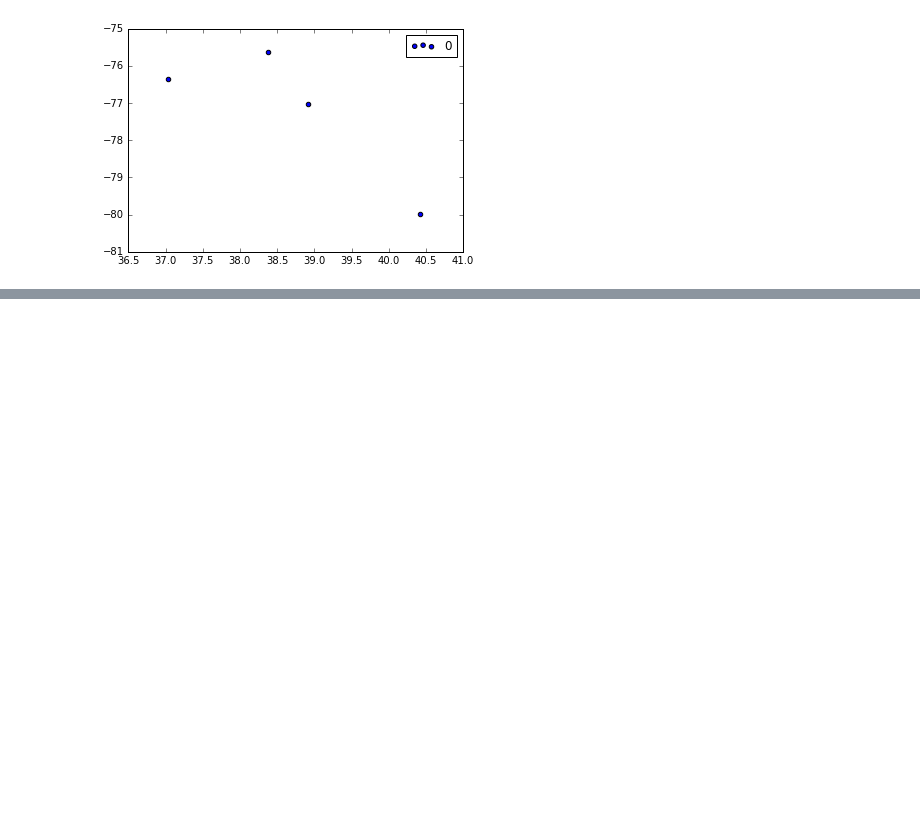
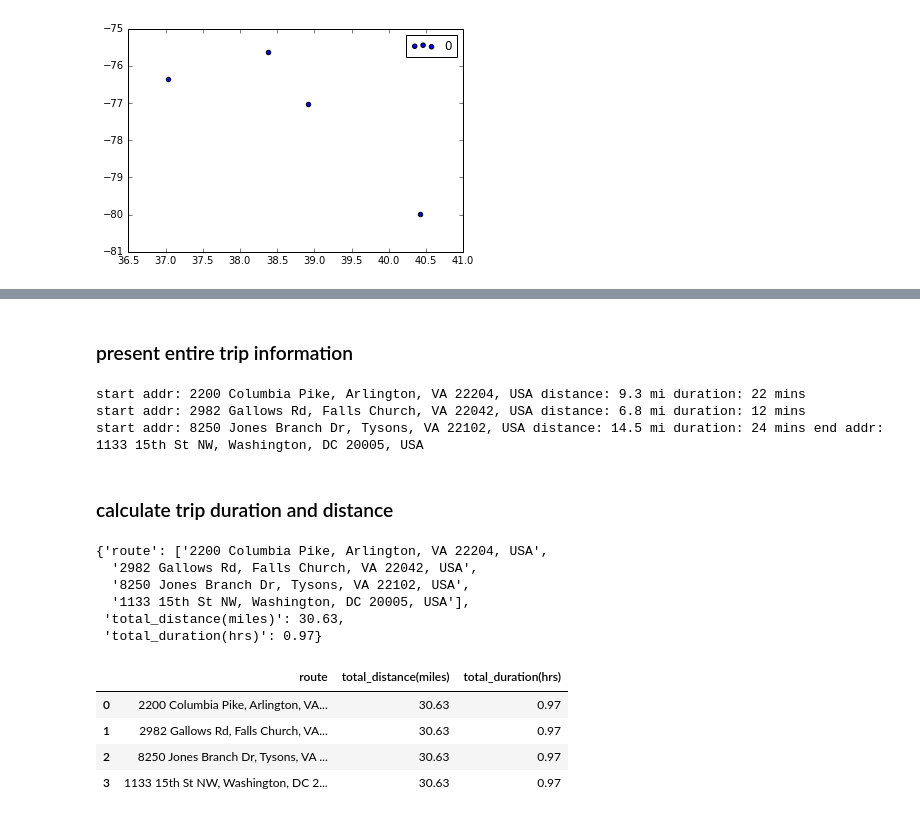
Before and after one commit to jianglong608/portfolio, a Jupyter notebook: Hud_project.ipynb, the cells around one changed output, grey strips where cells are left out. Cells and saved outputs as stored; diff of their text form; code cells hidden in the pictures; blank space fills up the shorter version.

```diff
--- a/Hud_project.ipynb
+++ b/Hud_project.ipynb
@@ -214,3 +132,0 @@ direction[0]['overview_polyline']
-# %%
-for i in direction[0]:
-    print(i)
@@ -322,0 +159,52 @@ display(result['duration'])
+# %%
+direction1 = gmaps.directions('2200 Columbia Pike Arlington VA', '1133 15th Street Northwest, Washington DC', mode="driving",
+                             waypoints=['8250 Jones Branch Drive, McLean VA', '2982 Gallows Road, Falls Church, VA'], optimize_waypoints=True)
+# %% [markdown]
+### present entire trip information
+# %%
+# print out entire trip information
+
+leg = direction1[0]['legs']
+for i in leg:
+    if leg.index(i) == len(leg)-1:
+        print('start addr:', i['start_address'], 'distance:', i['distance']['text'] ,
+              'duration:', i['duration']['text'], 'end addr:', i['end_address'])
+    else:
+        print('start addr:', i['start_address'], 'distance:', i['distance']['text'] ,
+              'duration:', i['duration']['text'])
+# %% [output]
+start addr: 2200 Columbia Pike, Arlington, VA 22204, USA distance: 9.3 mi duration: 22 mins
+start addr: 2982 Gallows Rd, Falls Church, VA 22042, USA distance: 6.8 mi duration: 12 mins
+start addr: 8250 Jones Branch Dr, Tysons, VA 22102, USA distance: 14.5 mi duration: 24 mins end addr: 1133 15th St NW, Washington, DC 20005, USA
+# %% [markdown]
+### calculate trip duration and distance
+# %%
+# calculate trip total duration and distance
+dur_trips = [leg[i]['duration']['value'] for i in range(len(leg))]
+mil_trips = [leg[i]['distance']['value'] for i in range(len(leg))]
+duration = round(sum(dur_trips)/(60*60), 2)
+miles = round(sum(mil_trips)/1609.34, 2)
+
+# calculate the route, optimized by googlemap
+route = [leg[i]['start_address'] for i in range(len(leg))]
+route.append(leg[-1]['end_address'])
+route
+
+#print out the trip summary
+summary = {'total_distance(miles)': miles, 'total_duration(hrs)': duration, 'route': route}
+summary
+# %% [output]
+{'route': ['2200 Columbia Pike, Arlington, VA 22204, USA',
+  '2982 Gallows Rd, Falls Church, VA 22042, USA',
+  '8250 Jones Branch Dr, Tysons, VA 22102, USA',
+  '1133 15th St NW, Washington, DC 20005, USA'],
+ 'total_distance(miles)': 30.63,
+ 'total_duration(hrs)': 0.97}
+# %%
+pd.DataFrame(summary)
+# %% [output]
+|  | route | total_distance(miles) | total_duration(hrs) |
+| 0 | 2200 Columbia Pike, Arlington, VA... | 30.63 | 0.97 |
+| 1 | 2982 Gallows Rd, Falls Church, VA... | 30.63 | 0.97 |
+| 2 | 8250 Jones Branch Dr, Tysons, VA ... | 30.63 | 0.97 |
+| 3 | 1133 15th St NW, Washington, DC 2... | 30.63 | 0.97 |
```
Also changed, not shown: parts of 32 cells of this notebook.
